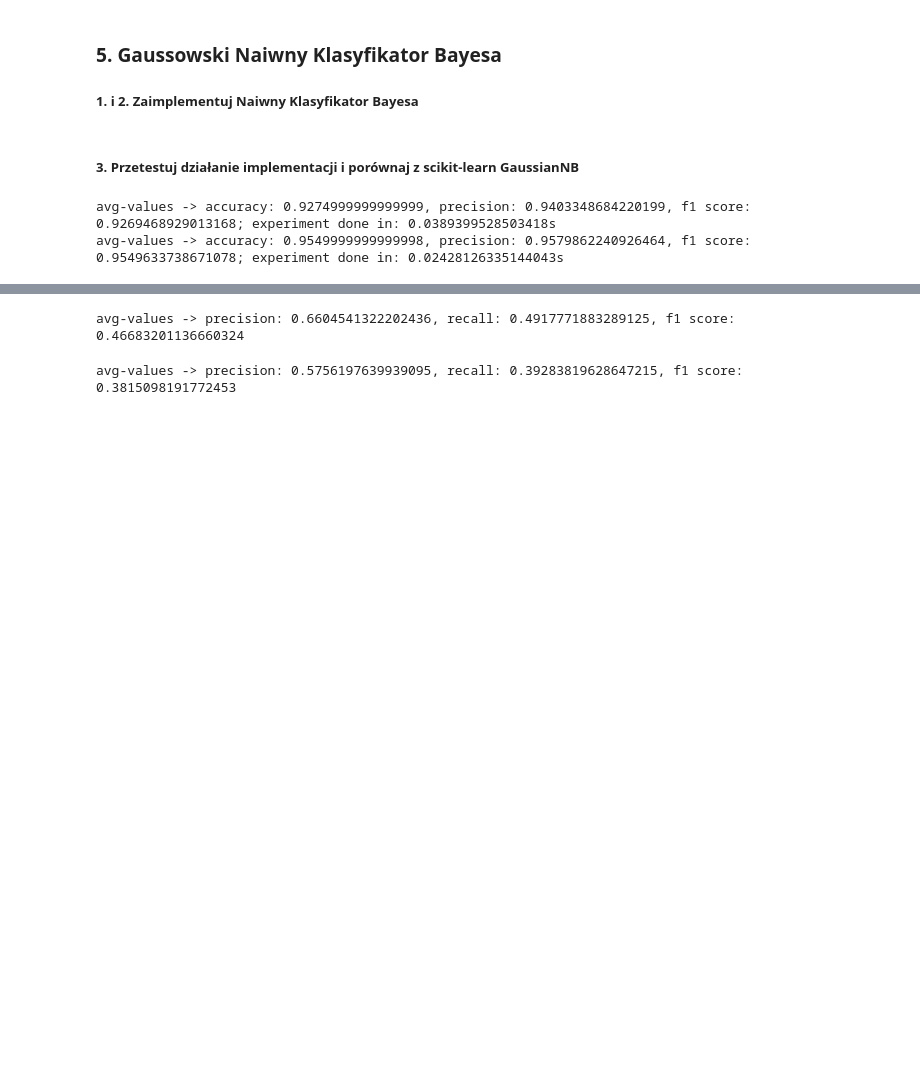
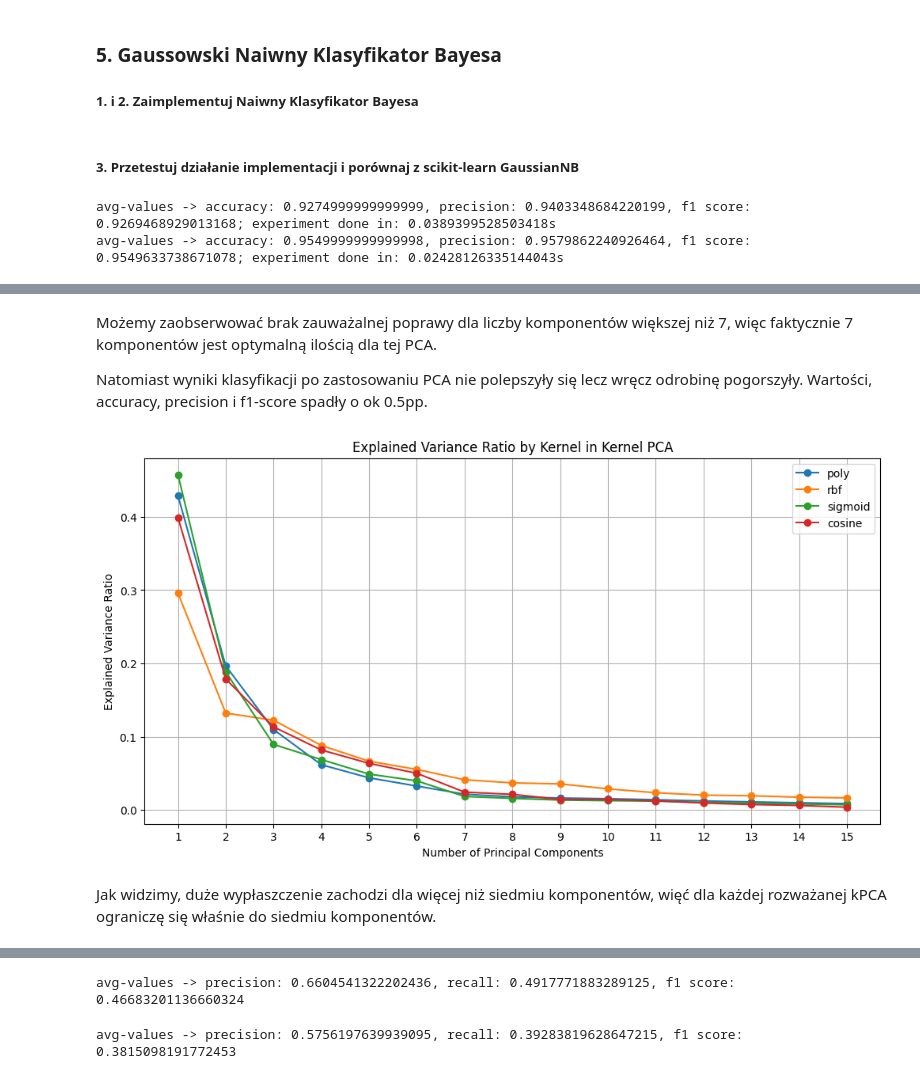
Before and after one commit to mwardynski/machine-learning, a Jupyter notebook: lab3/lab3.ipynb, the cells around one changed output, grey strips where cells are left out. Saved outputs shown, nothing was run; the diff lists cells and outputs as text; code cells hidden in the pictures; blank space fills up the shorter version.

```diff
--- a/lab3/lab3.ipynb
+++ b/lab3/lab3.ipynb
@@ -114,0 +197,33 @@ avg-values -> accuracy: 0.9549999999999998, precision: 0.9579862240926464, f1 sc
+# %% [markdown]
+Możemy zaobserwować brak zauważalnej poprawy dla liczby komponentów większej niż 7, więc faktycznie 7 komponentów jest optymalną ilością dla tej PCA.
+
+Natomiast wyniki klasyfikacji po zastosowaniu PCA nie polepszyły się lecz wręcz odrobinę pogorszyły. Wartości, accuracy, precision i f1-score spadły o ok 0.5pp.
+# %%
+from sklearn.decomposition import KernelPCA
+
+kernels = ['poly', 'rbf', 'sigmoid', 'cosine']
+n_components = range(1, 16)
+explained_variance_ratios = {kernel: [] for kernel in kernels}
+
+for kernel in kernels:
+    kpca = KernelPCA(kernel=kernel, n_components=max(n_components))
+    kpca.fit(X_breast_scaled)
+
+    total_variance = np.sum(kpca.eigenvalues_)
+    explained_variance_ratios[kernel] = kpca.eigenvalues_[:len(n_components)] / total_variance
+
+plt.figure(figsize=(12, 6))
+for kernel in kernels:
+    plt.plot(n_components, explained_variance_ratios[kernel], marker='o', label=kernel)
+
+plt.title('Explained Variance Ratio by Kernel in Kernel PCA')
+plt.xlabel('Number of Principal Components')
+plt.ylabel('Explained Variance Ratio')
+plt.xticks(n_components)
+plt.legend()
+plt.grid(True)
+plt.show()
+# %% [output]
+[figure, added]
+# %% [markdown]
+Jak widzimy, duże wypłaszczenie zachodzi dla więcej niż siedmiu komponentów, więć dla każdej rozważanej kPCA ograniczę się właśnie do siedmiu komponentów.
```
Also changed, not shown: parts of 17 cells of this notebook.
